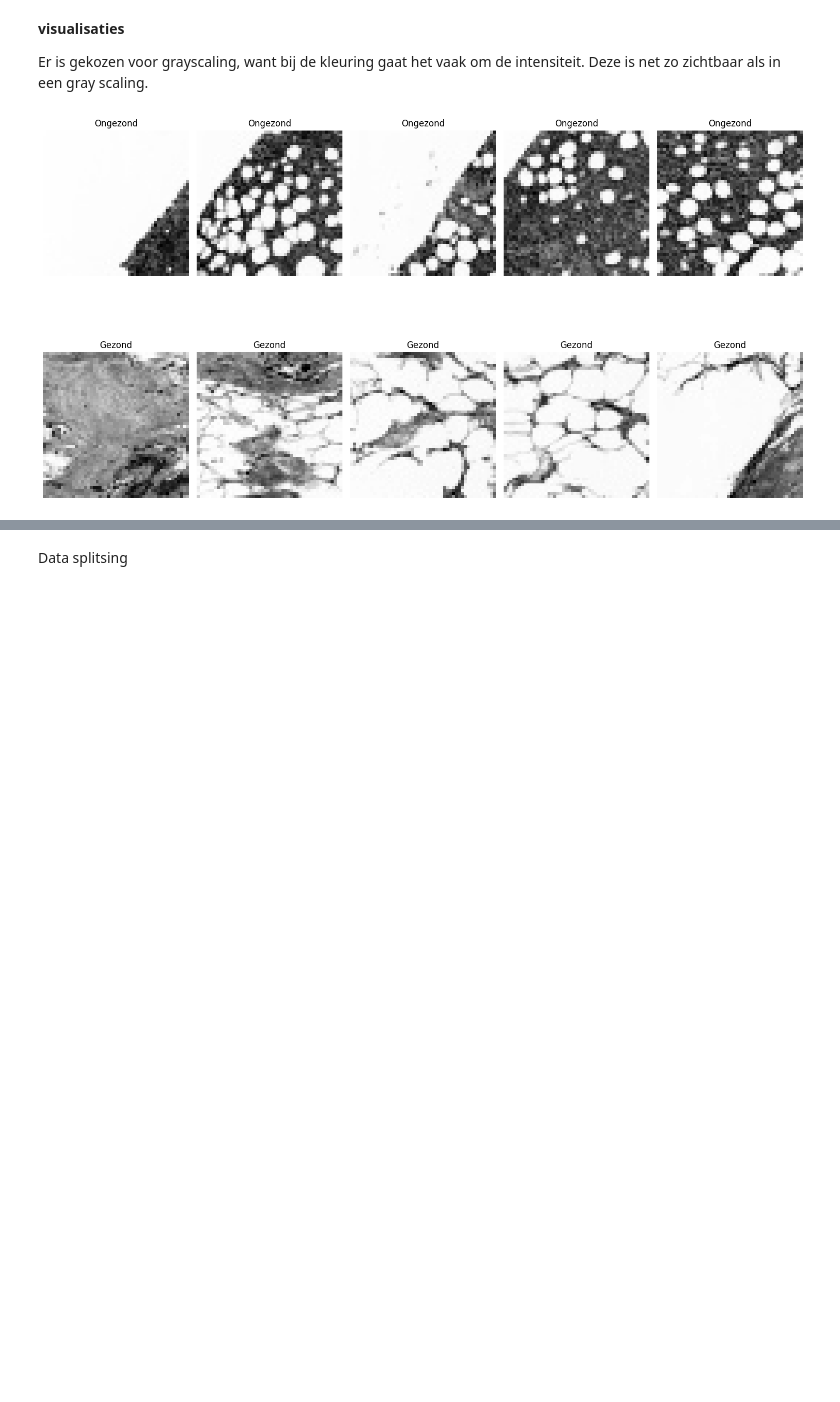
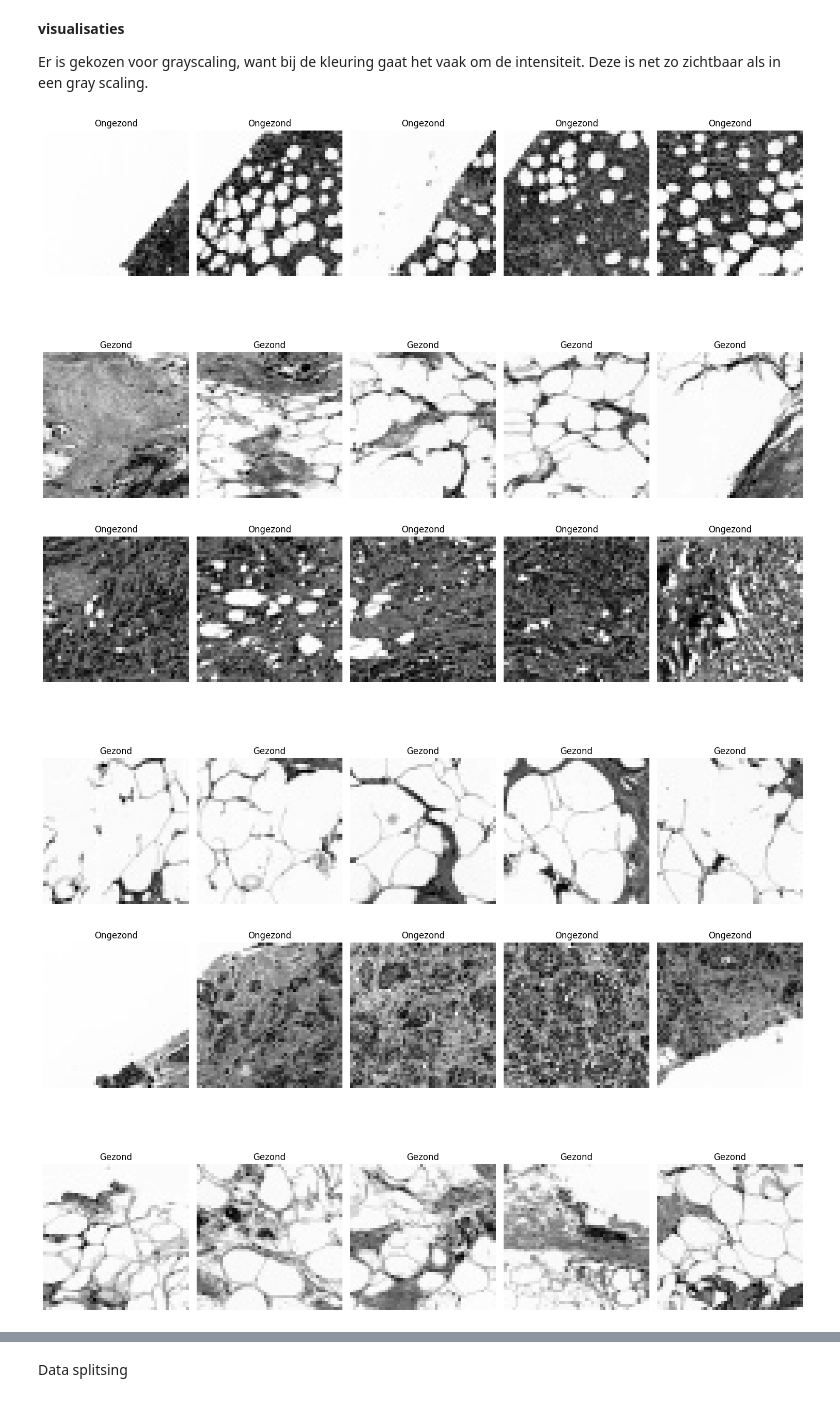
Before and after one commit to Larissavf/casusD, a Jupyter notebook: opd2.ipynb, the cells around one changed output, grey strips where cells are left out. Drawn from its saved outputs; the diff is of its cells as text; code cells hidden in the pictures; blank space fills up the shorter version.

```diff
--- a/opd2.ipynb
+++ b/opd2.ipynb
@@ -255,24 +255,26 @@ Er is gekozen voor grayscaling, want bij de kleuring gaat het vaak om de intensi
 # %%
 import matplotlib.pyplot as plt
 
 num_images = 5
+for p in range(0,10,2):
+    fig, axs = plt.subplots(2, num_images, figsize=(15, 10))
 
-fig, axs = plt.subplots(2, num_images, figsize=(15, 10))
+    # Eerste set van afbeeldingen (Ongezond)
+    for i in range(num_images):
+        axs[0, i].imshow(images[p][i][0], cmap='gray')
+        axs[0, i].axis('off')
+        axs[0, i].set_title(f"Ongezond")
 
-# Eerste set van afbeeldingen (Ongezond)
-for i in range(num_images):
-    axs[0, i].imshow(images[0][i][0], cmap='gray')
-    axs[0, i].axis('off')
-    axs[0, i].set_title(f"Ongezond")
+    # Tweede set van afbeeldingen (Gezond)
+    for i in range(num_images):
+        axs[1, i].imshow(images[p+1][i][0], cmap='gray')
+        axs[1, i].axis('off')
+        axs[1, i].set_title(f"Gezond")
 
-# Tweede set van afbeeldingen (Gezond)
-for i in range(num_images):
-    axs[1, i].imshow(images[1][i][0], cmap='gray')
-    axs[1, i].axis('off')
-    axs[1, i].set_title(f"Gezond")
-
-# Layout verbeteren
-plt.tight_layout()
-plt.show()
+    # Layout verbeteren
+    plt.tight_layout()
+    plt.show()
 # %% [output]
 [figure]
+[figure, added]
+[figure, added]
```
Also changed, not shown: parts of 5 cells of this notebook.
